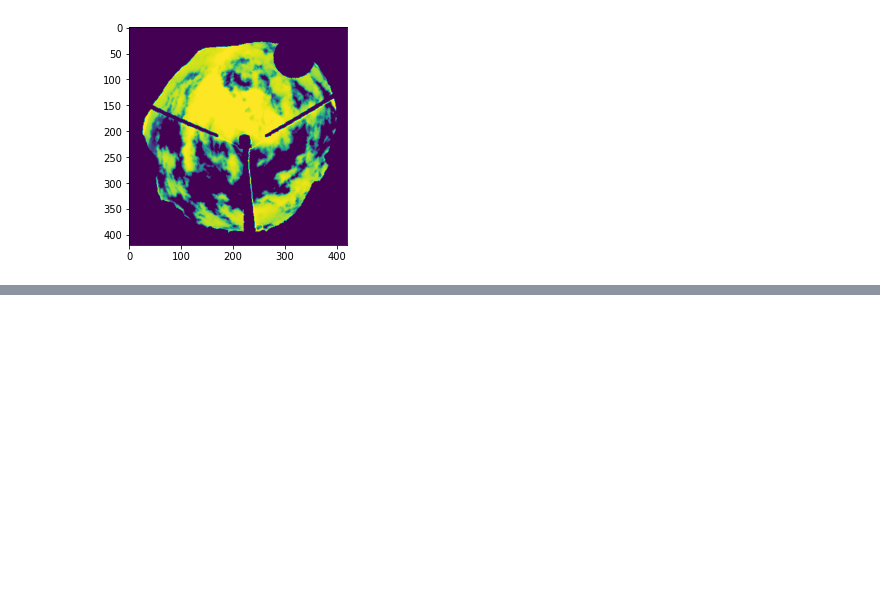
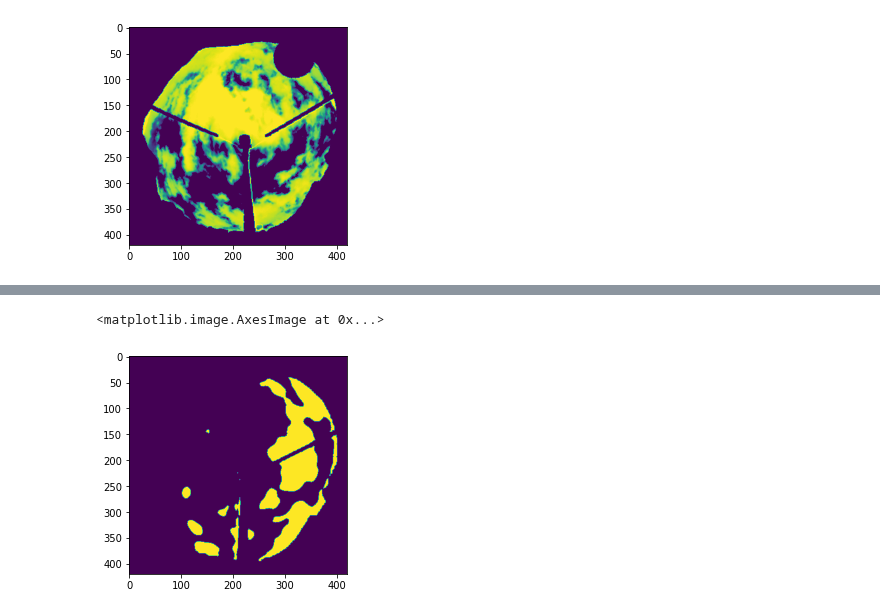
Before and after one commit to elrichgro/cloudseg, a Jupyter notebook: cloudseg/notebooks/test_script_output.ipynb, the cells around one changed output, grey strips where cells are left out. Saved outputs shown, nothing was run; the diff lists cells and outputs as text; code cells hidden in the pictures; blank space fills up the shorter version.

```diff
--- a/cloudseg/notebooks/test_script_output.ipynb
+++ b/cloudseg/notebooks/test_script_output.ipynb
@@ -374,0 +437,5 @@ plt.imshow(val_data['irc'].squeeze())
+# %%
+plt.imshow(predict(model_0_5, test_data[idx]))
+# %% [output]
+<matplotlib.image.AxesImage at 0x...>
+[figure, added]
```
Also changed, not shown: parts of 9 cells of this notebook, 1 other file.
